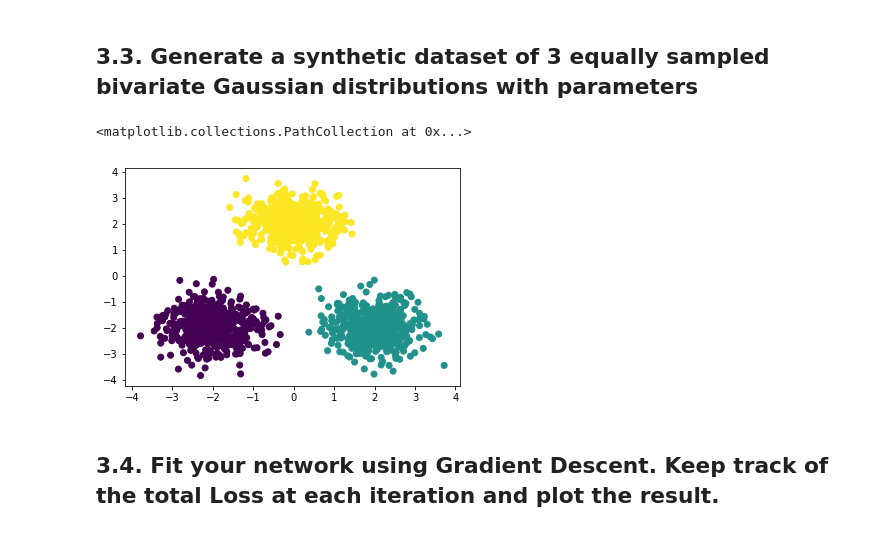
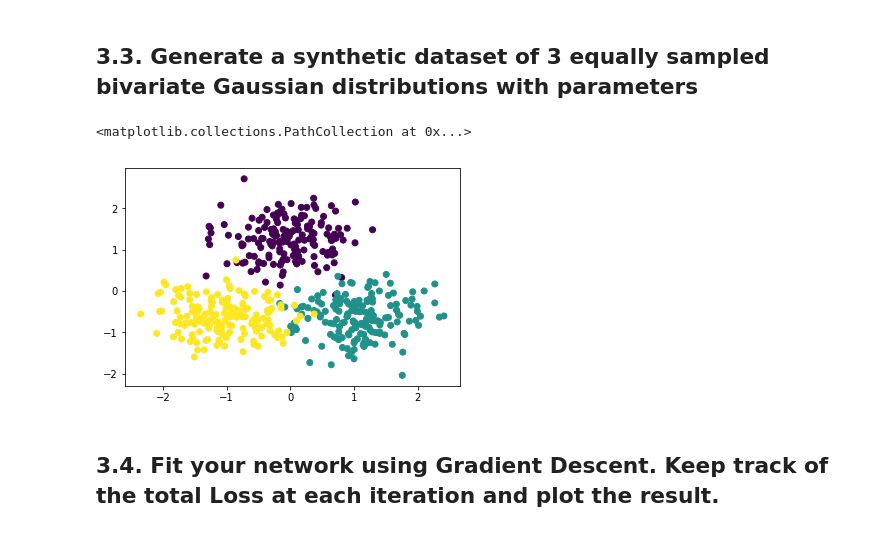
Before and after one commit to WuZhuoran/ANLY-590-Neural-Nets-and-Deep-Learning, a Jupyter notebook: Assignment1/assignment1.ipynb, the cells around one changed output. Saved outputs shown, nothing was run; the diff lists cells and outputs as text; code cells hidden in the pictures.

```diff
--- a/Assignment1/assignment1.ipynb
+++ b/Assignment1/assignment1.ipynb
@@ -398,13 +465,2 @@ Text(0.5,1,'Gradieent descent with momentum')
 # %% [markdown]
 ## 3.2. Write a function grad f(...) that takes in a weights vector and returns the gradient of the Loss at that location.
-# %%
-# Backprop
-
-# Generating the random data
-
-x = 2 * np.random.randn(50)
-y = 4 * x - 2 + 3 * np.random.randn(len(x))
-
-plt.plot(x,y, '.')
-plt.ylabel("Y")
-plt.xlabel("X")
@@ -483,16 +531,46 @@ plt.show()
 # %% [markdown]
 ## 3.3. Generate a synthetic dataset of 3 equally sampled bivariate Gaussian distributions with parameters
-# %%
-x = np.concatenate(
-    (np.random.multivariate_normal(mean=[0,2],cov=[[.33,0],[0,.33]],size = 500),
-    np.random.multivariate_normal(mean=[2,-2],cov=[[.33,0],[0,.33]],size = 500)))
-x = np.concatenate((x, np.random.multivariate_normal(mean=[-2,-2],cov=[[.34,0],[0,.34]],size = 500)))
-y = np.zeros(1500)
-y[:500] = 2
-y[500:1000] = 1
-plt.scatter(x[:,0], x[:,1], c=y)
-# %% [output]
-<matplotlib.collections.PathCollection at 0x...>
-[figure, removed]
+# %%
+def gen_gmm_data(n = 12000, plot=False):
+    # Fixing seed for repeatability
+    np.random.seed(19960214)
+
+    # Parameters of a normal distribuion
+    mean_1 = [0, 2] ; mean_2 = [2, -2] ; mean_3 = [-2, -2]
+    mean = [mean_1, mean_2, mean_3] ; cov = [[1, 0], [0, 1]]
+
+    # Setting up the class probabilities
+    n_samples = n
+    pr_class_1 = pr_class_2 = pr_class_3 = 1/3.0
+    n_class = (n_samples * np.array([pr_class_1,pr_class_2, pr_class_3])).astype(int)
+
+    # Generate sample data
+    for i in range(3):
+        x1,x2 = np.random.multivariate_normal(mean[i], cov, n_class[i]).T
+        if (i==0):
+            xs = np.array([x1,x2])
+            cl = np.array([n_class[i]*[i]])
+        else:
+            xs_new = np.array([x1,x2])
+            cl_new = np.array([n_class[i]*[i]])
+            xs = np.concatenate((xs, xs_new), axis = 1)
+            cl = np.concatenate((cl, cl_new), axis = 1)
+
+    y = pd.Series(cl[0].tolist())
+    y = pd.get_dummies(y).as_matrix()
+
+    mu = xs.mean(axis = 1)
+    std = xs.std(axis = 1)
+    xs = (xs.T - mu) / std
+
+    return xs, y, cl
+
+
+x, y, cl = gen_gmm_data(n = 500, plot=False)
+new_c = cl[0]
+plt.scatter(x[:,0], x[:,1], c=new_c)
+# %% [output]
+<matplotlib.collections.PathCollection at 0x...>
+[figure, added]
 # %% [markdown]
 ## 3.4. Fit your network using Gradient Descent. Keep track of the total Loss at each iteration and plot the result.
```
Also changed, not shown: parts of 16 cells of this notebook.
